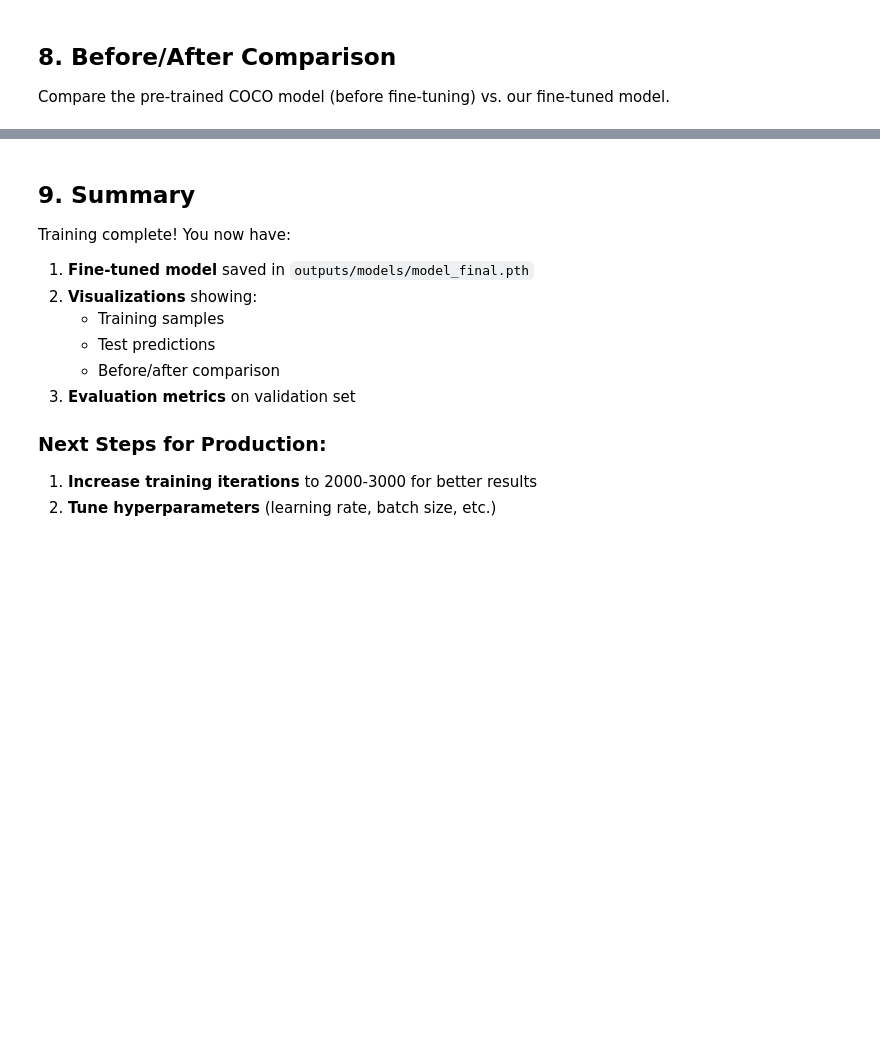
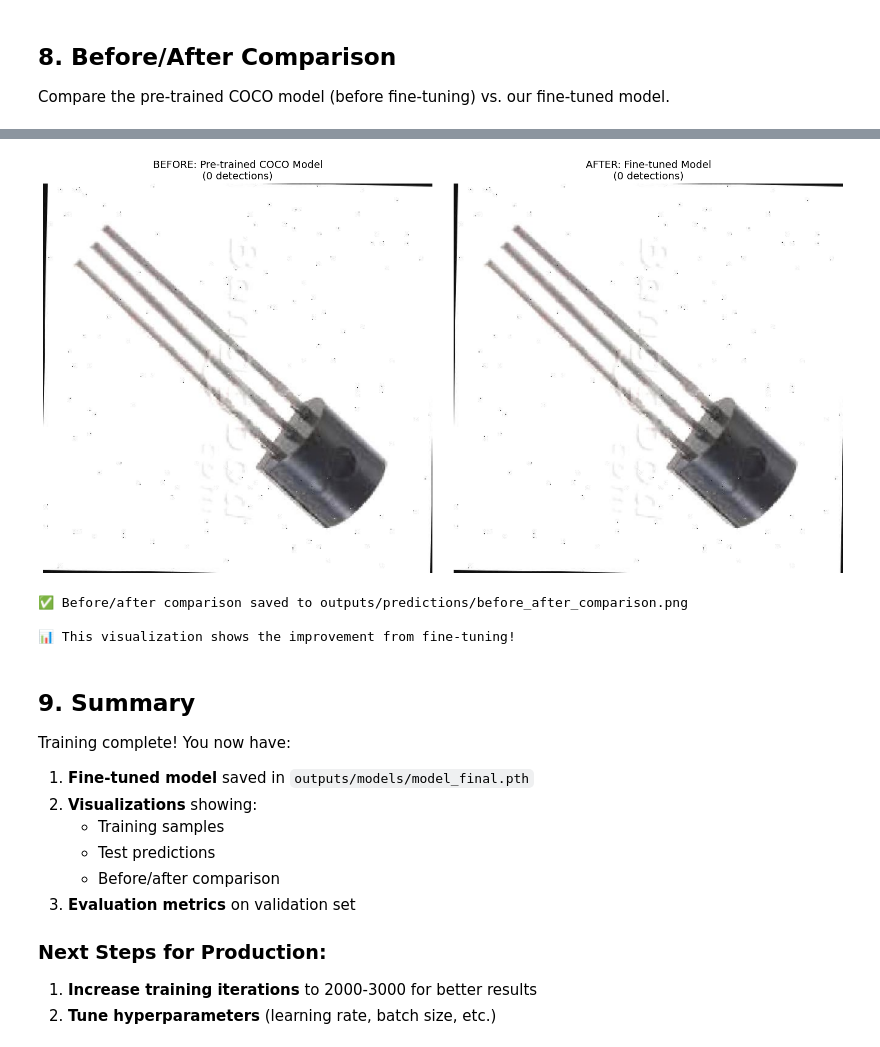
Before and after one commit to jhojin7/trying-finetuning, a Jupyter notebook: notebooks/detectron2_finetuning.ipynb, the cells around one changed output, grey strips where cells are left out. Saved outputs shown, nothing was run; the diff lists cells and outputs as text; code cells hidden in the pictures; blank space fills up the shorter version.

```diff
--- a/notebooks/detectron2_finetuning.ipynb
+++ b/notebooks/detectron2_finetuning.ipynb
@@ -110,12 +125,13 @@ cfg.MODEL.ROI_HEADS.NUM_CLASSES = len(metadata.thing_classes)
 cfg.OUTPUT_DIR = "../outputs/models"
 os.makedirs(cfg.OUTPUT_DIR, exist_ok=True)
 
-# Use MPS (Metal Performance Shaders) for Mac GPU acceleration if available
-# Detectron2 may not support MPS directly, so it will fall back to CPU
-# cfg.MODEL.DEVICE = "mps"  # Uncomment if MPS is supported
+# Use CPU for Mac Studio (MPS support in Detectron2 is limited)
+# Detectron2 doesn't have full MPS support yet, so we'll use CPU
+cfg.MODEL.DEVICE = "cpu"
 
 print("Configuration:")
 print(f"  Model: Faster R-CNN R50-FPN")
+print(f"  Device: CPU (Mac Studio)")
 print(f"  Number of classes: {cfg.MODEL.ROI_HEADS.NUM_CLASSES}")
 print(f"  Max iterations: {cfg.SOLVER.MAX_ITER}")
 print(f"  Learning rate: {cfg.SOLVER.BASE_LR}")
@@ -200,6 +296,7 @@ cfg_before = get_cfg()
 cfg_before.merge_from_file(model_zoo.get_config_file("COCO-Detection/faster_rcnn_R_50_FPN_3x.yaml"))
 cfg_before.MODEL.WEIGHTS = model_zoo.get_checkpoint_url("COCO-Detection/faster_rcnn_R_50_FPN_3x.yaml")
 cfg_before.MODEL.ROI_HEADS.SCORE_THRESH_TEST = 0.5
+cfg_before.MODEL.DEVICE = "cpu"  # Use CPU for Mac Studio
 predictor_before = DefaultPredictor(cfg_before)
 
 # Pick a test image
@@ -238,3 +335,4 @@ plt.show()
 
 print("✅ Before/after comparison saved to outputs/predictions/before_after_comparison.png")
 print("\n📊 This visualization shows the improvement from fine-tuning!")
+# %% [output]
@@ -241,3 +340,7 @@ print("\n📊 This visualization shows the improvement from fine-tuning!")
+[figure, added]
+✅ Before/after comparison saved to outputs/predictions/before_after_comparison.png
+
+📊 This visualization shows the improvement from fine-tuning!
 # %% [markdown]
 ## 9. Summary
 
```
Also changed, not shown: parts of 9 cells of this notebook, 2 other files.
